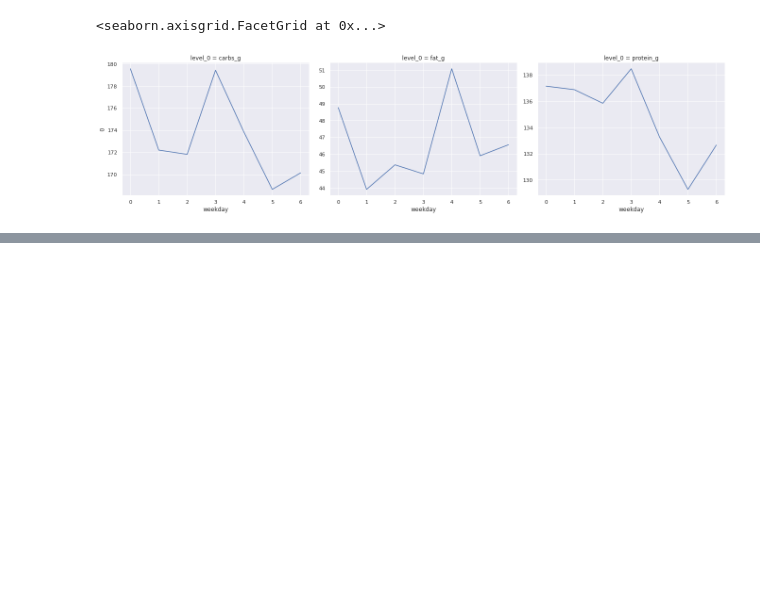
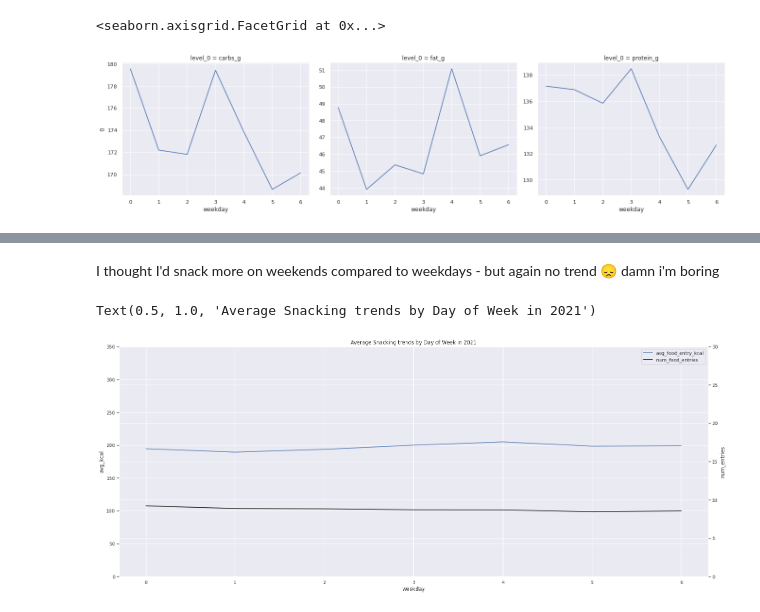
Before and after one commit to ismailmo1/mfp-wrapped, a Jupyter notebook: food_eda.ipynb, the cells around one changed output, grey strips where cells are left out. Cells and saved outputs as stored; diff of their text form; code cells hidden in the pictures; blank space fills up the shorter version.

```diff
--- a/food_eda.ipynb
+++ b/food_eda.ipynb
@@ -337,2 +377,21 @@ g.map(sns.lineplot, "weekday", 0)
+# %% [markdown]
+I thought I'd snack more on weekends compared to weekdays - but again no trend 😞 damn i'm boring
+# %%
+snacking_weekday_df = snacking_df.groupby('weekday').mean().reset_index()
+
+ax = snacking_weekday_df.plot(x='weekday', y='avg_food_entry_kcal', legend=False)
+ax2 = ax.twinx()
+ax.set_ylim(0,350)
+ax.set_ylabel("avg_kcal")
+snacking_weekday_df.plot(x='weekday', y='num_food_entries', ax=ax2, color='black',legend=False)
+ax2.set_ylim(0,30)
+ax2.set_ylabel("num_entries")
+
+ax.figure.legend(loc ='upper right',  bbox_to_anchor=(0.9,0.88))
+ax.figure.set_size_inches((25,10))
+ax.set_title("Average Snacking trends by Day of Week in 2021")
+# %% [output]
+Text(0.5, 1.0, 'Average Snacking trends by Day of Week in 2021')
+[figure, added]
 # %%
 #maybe plot all lines on the same axis as a percentage of goal e.g. add column for carb, fat and protein % from goal macros - will help normalise axis too
```
Also changed, not shown: parts of 12 cells of this notebook.
